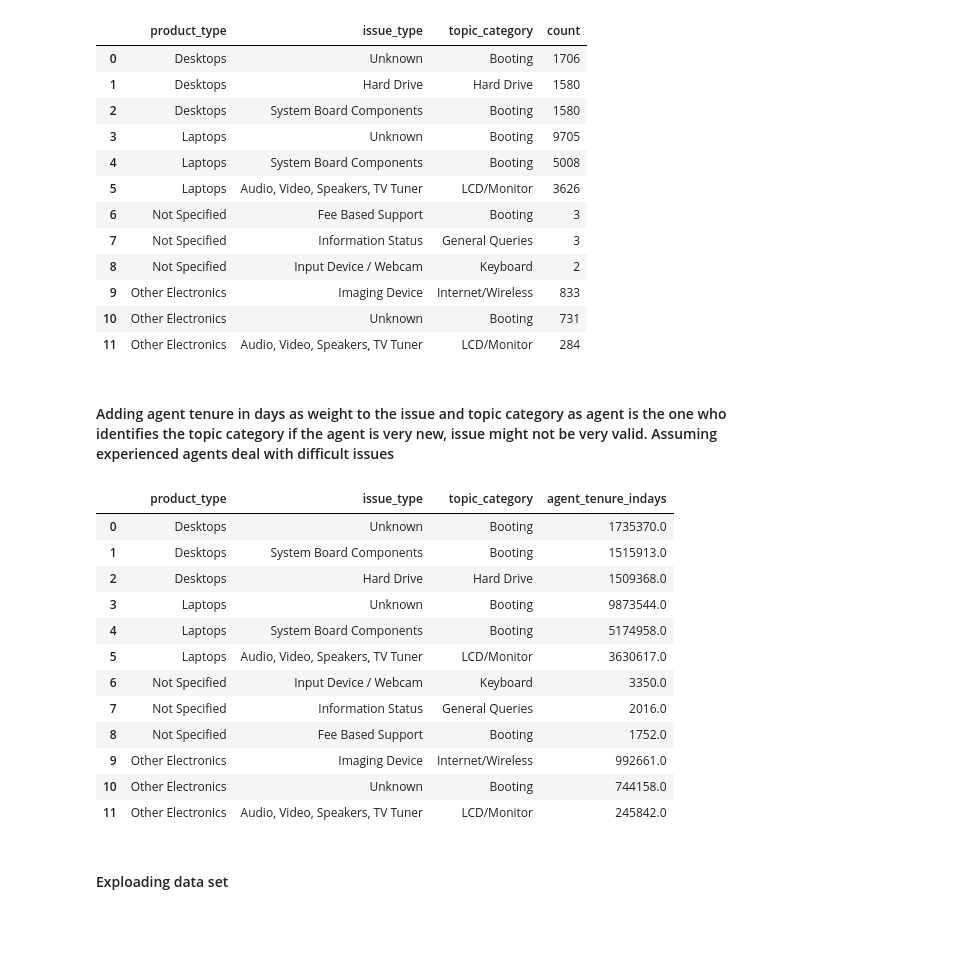
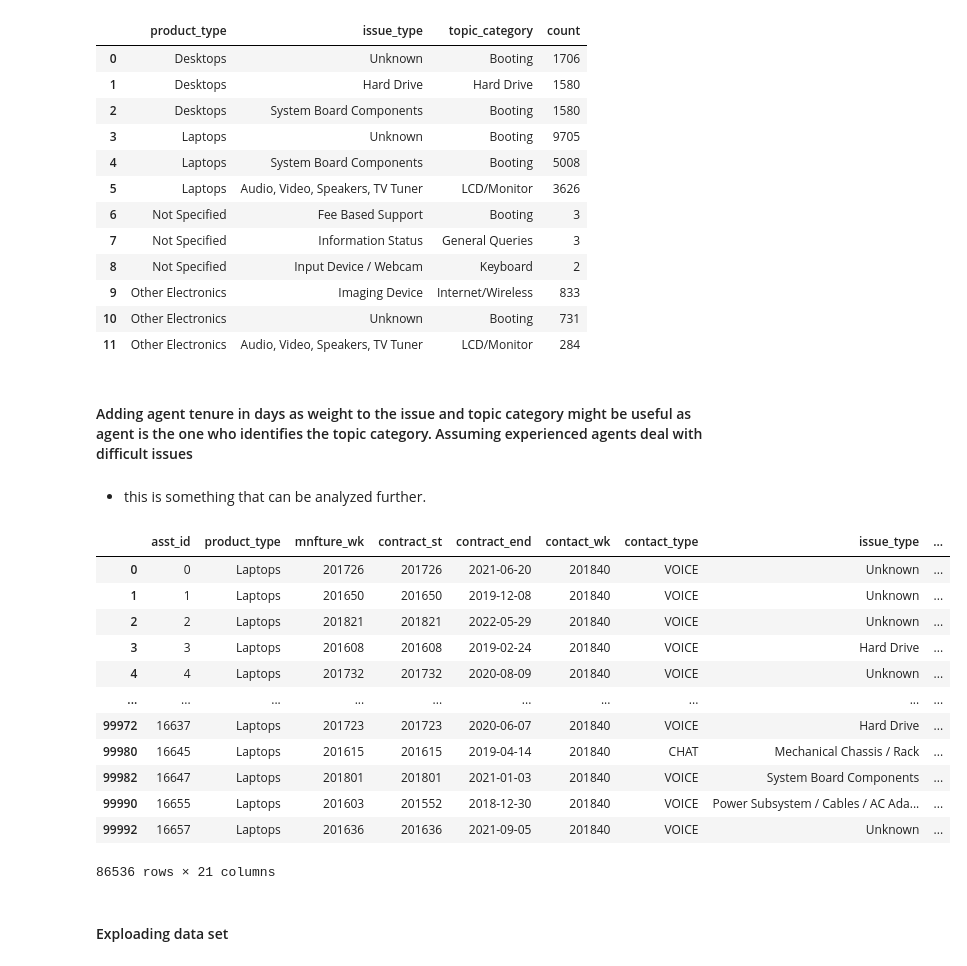
Before and after one commit to shthakur19/dell, a Jupyter notebook: dell_sol.ipynb, the cells around one changed output. Cells and saved outputs as stored; diff of their text form; code cells hidden in the pictures; blank space fills up the shorter version.

```diff
--- a/dell_sol.ipynb
+++ b/dell_sol.ipynb
@@ -809,34 +811,37 @@ top_issues_topics_per_product
 | 10 | Other Electronics | Unknown | Booting | 731 |
 | 11 | Other Electronics | Audio, Video, Speakers, TV Tuner | LCD/Monitor | 284 |
 # %% [markdown]
-#### Adding agent tenure in days as weight to the issue and topic category as agent is the one who identifies the topic category if the agent is very new, issue might not be very valid. Assuming experienced agents deal with difficult issues
+#### Adding agent tenure in days as weight to the issue and topic category might be useful as agent is the one who identifies the topic category.  Assuming experienced agents deal with difficult issues
 # %%
 # Calculating the weighted sum for each combination of product_type, issue_type, and topic_category
-weighted_group = df.groupby(['product_type', 'issue_type', 'topic_category'])['agent_tenure_indays'].sum().reset_index()
+# weighted_group = df.groupby(['product_type', 'issue_type', 'topic_category'])['agent_tenure_indays'].sum().reset_index()
 
 # Identify the top three issues and topic categories for each product type using the weighted sum
-top_weighted_issues_topics = weighted_group.groupby('product_type').apply(lambda x: x.nlargest(3, 'agent_tenure_indays')).reset_index(drop=True)
+# top_weighted_issues_topics = weighted_group.groupby('product_type').apply(lambda x: x.nlargest(3, 'agent_tenure_indays')).reset_index(drop=True)
 
-top_weighted_issues_topics
+#top_weighted_issues_topics
-# %% [output]
-|  | product_type | issue_type | topic_category | agent_tenure_indays |
-| 0 | Desktops | Unknown | Booting | 1735370.0 |
-| 1 | Desktops | System Board Components | Booting | 1515913.0 |
-| 2 | Desktops | Hard Drive | Hard Drive | 1509368.0 |
-| 3 | Laptops | Unknown | Booting | 9873544.0 |
-| 4 | Laptops | System Board Components | Booting | 5174958.0 |
-| 5 | Laptops | Audio, Video, Speakers, TV Tuner | LCD/Monitor | 3630617.0 |
-| 6 | Not Specified | Input Device / Webcam | Keyboard | 3350.0 |
-| 7 | Not Specified | Information Status | General Queries | 2016.0 |
-| 8 | Not Specified | Fee Based Support | Booting | 1752.0 |
-| 9 | Other Electronics | Imaging Device | Internet/Wireless | 992661.0 |
-| 10 | Other Electronics | Unknown | Booting | 744158.0 |
-| 11 | Other Electronics | Audio, Video, Speakers, TV Tuner | LCD/Monitor | 245842.0 |
+# %% [markdown]
+- this is something that can be analyzed further.
 # %%
 # Creating data backup before transformation
 original_df = df
 original_df['contract_end'] = pd.to_datetime(original_df['contract_end'].astype(str) + '0', format='%Y%U%w', errors='coerce')
 #df = original_df
+original_df
+# %% [output]
+|  | asst_id | product_type | mnfture_wk | contract_st | contract_end | contact_wk | contact_type | issue_type | ... |
+| 0 | 0 | Laptops | 201726 | 201726 | 2021-06-20 | 201840 | VOICE | Unknown | ... |
+| 1 | 1 | Laptops | 201650 | 201650 | 2019-12-08 | 201840 | VOICE | Unknown | ... |
+| 2 | 2 | Laptops | 201821 | 201821 | 2022-05-29 | 201840 | VOICE | Unknown | ... |
+| 3 | 3 | Laptops | 201608 | 201608 | 2019-02-24 | 201840 | VOICE | Hard Drive | ... |
+| 4 | 4 | Laptops | 201732 | 201732 | 2020-08-09 | 201840 | VOICE | Unknown | ... |
+| ... | ... | ... | ... | ... | ... | ... | ... | ... | ... |
+| 99972 | 16637 | Laptops | 201723 | 201723 | 2020-06-07 | 201840 | VOICE | Hard Drive | ... |
+| 99980 | 16645 | Laptops | 201615 | 201615 | 2019-04-14 | 201840 | CHAT | Mechanical Chassis / Rack | ... |
+| 99982 | 16647 | Laptops | 201801 | 201801 | 2021-01-03 | 201840 | VOICE | System Board Components | ... |
+| 99990 | 16655 | Laptops | 201603 | 201552 | 2018-12-30 | 201840 | VOICE | Power Subsystem / Cables / AC Ada... | ... |
+| 99992 | 16657 | Laptops | 201636 | 201636 | 2021-09-05 | 201840 | VOICE | Unknown | ... |
+86536 rows × 21 columns
 # %% [markdown]
 #### Exploading data set
 # %%
```
Also changed, not shown: parts of 16 cells of this notebook, 2 other files.
